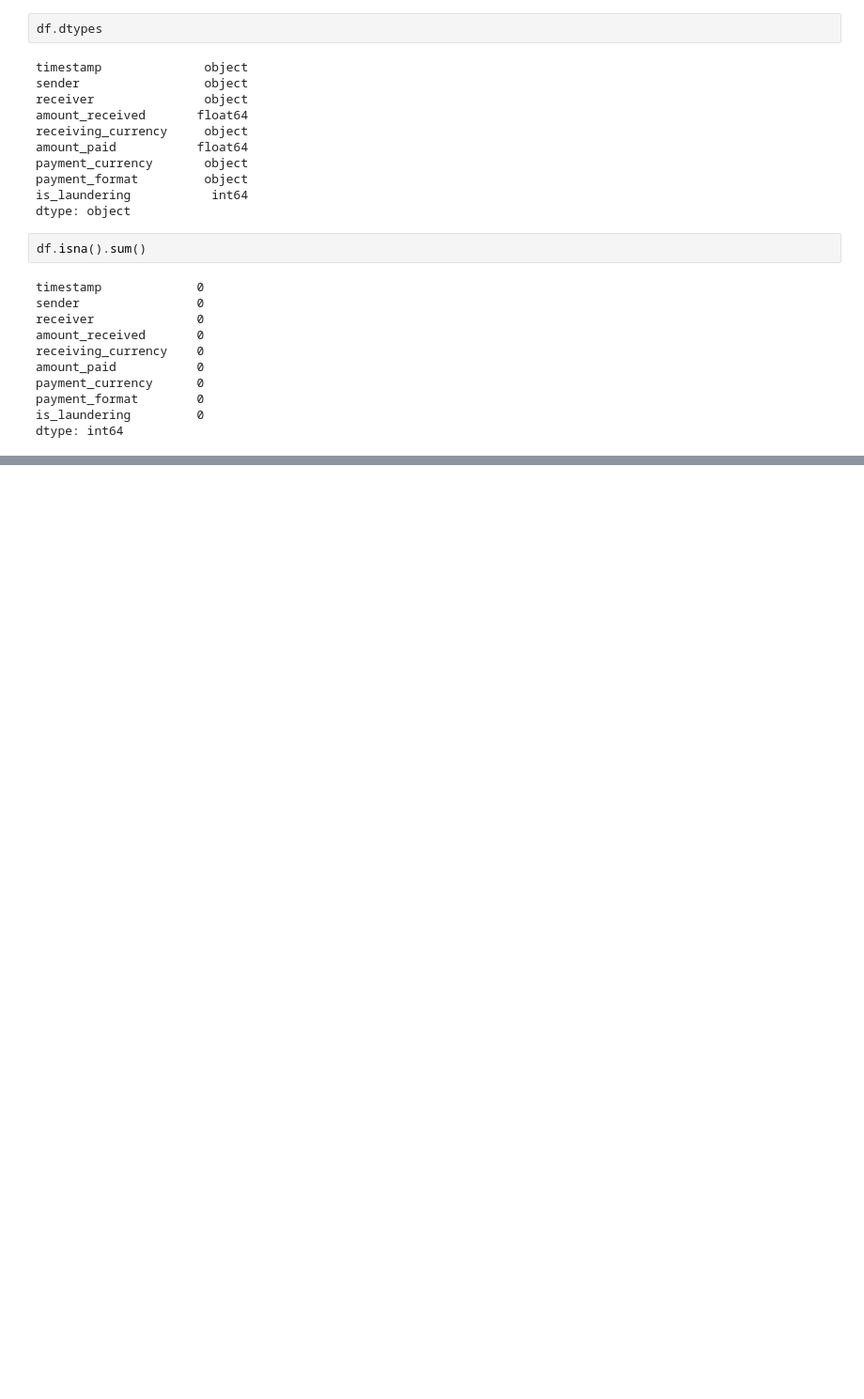
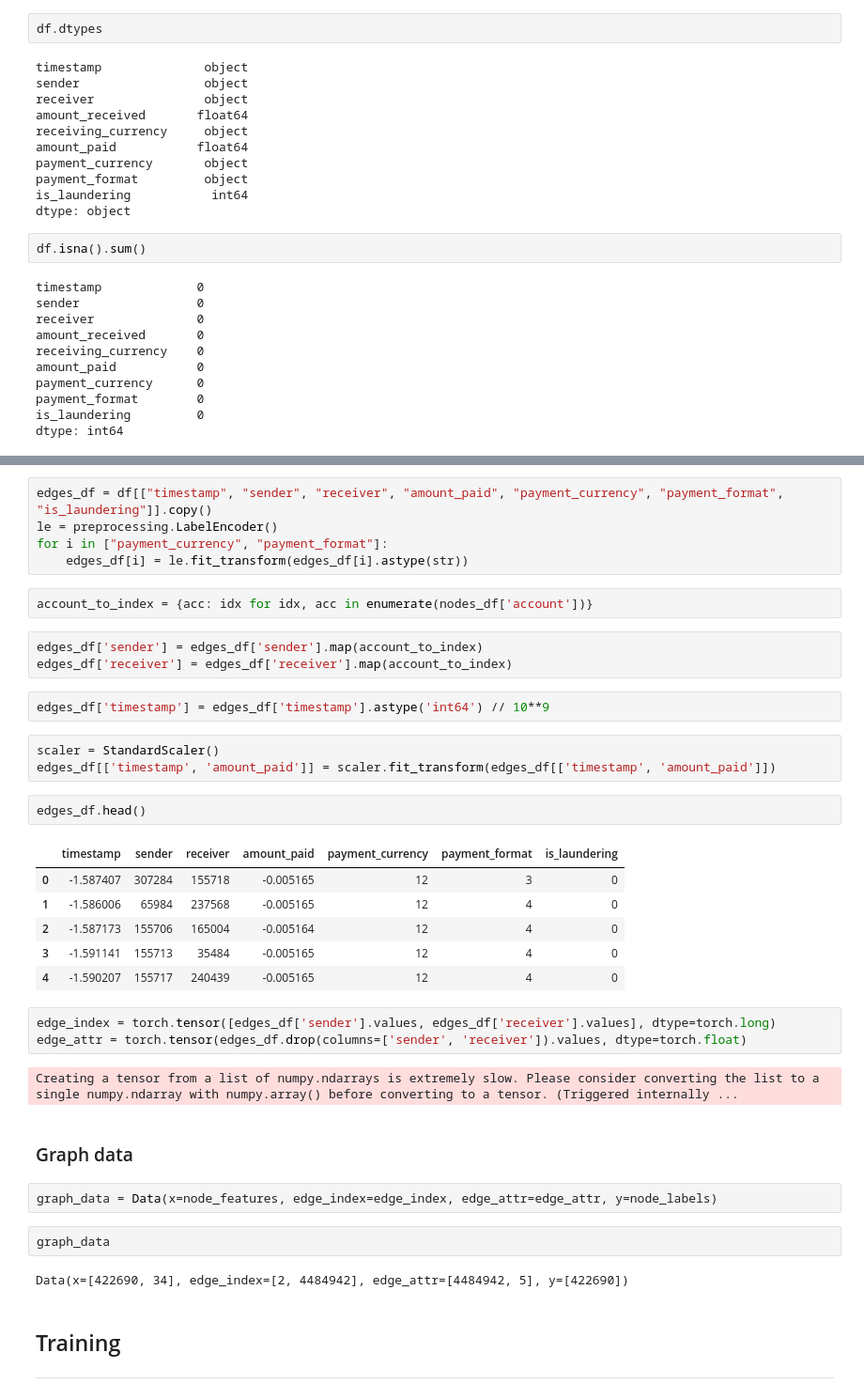
Before and after one commit to fernandocfbf/anti-money-laundering-analysis, a Jupyter notebook: machine_learning_model.ipynb, the cells around one changed output, grey strips where cells are left out. Shown: that part at 94% size. Cells and saved outputs as stored; diff of their text form; blank space fills up the shorter version.

```diff
--- a/machine_learning_model.ipynb
+++ b/machine_learning_model.ipynb
@@ -37,0 +210,40 @@ dtype: int64
+# %%
+edges_df = df[["timestamp", "sender", "receiver", "amount_paid", "payment_currency", "payment_format", "is_laundering"]].copy()
+le = preprocessing.LabelEncoder()
+for i in ["payment_currency", "payment_format"]:
+    edges_df[i] = le.fit_transform(edges_df[i].astype(str))
+# %%
+account_to_index = {acc: idx for idx, acc in enumerate(nodes_df['account'])}
+# %%
+edges_df['sender'] = edges_df['sender'].map(account_to_index)
+edges_df['receiver'] = edges_df['receiver'].map(account_to_index)
+# %%
+edges_df['timestamp'] = edges_df['timestamp'].astype('int64') // 10**9
+# %%
+scaler = StandardScaler()
+edges_df[['timestamp', 'amount_paid']] = scaler.fit_transform(edges_df[['timestamp', 'amount_paid']])
+# %%
+edges_df.head()
+# %% [output]
+|  | timestamp | sender | receiver | amount_paid | payment_currency | payment_format | is_laundering |
+| 0 | -1.587407 | 307284 | 155718 | -0.005165 | 12 | 3 | 0 |
+| 1 | -1.586006 | 65984 | 237568 | -0.005165 | 12 | 4 | 0 |
+| 2 | -1.587173 | 155706 | 165004 | -0.005164 | 12 | 4 | 0 |
+| 3 | -1.591141 | 155713 | 35484 | -0.005165 | 12 | 4 | 0 |
+| 4 | -1.590207 | 155717 | 240439 | -0.005165 | 12 | 4 | 0 |
+# %%
+edge_index = torch.tensor([edges_df['sender'].values, edges_df['receiver'].values], dtype=torch.long)
+edge_attr = torch.tensor(edges_df.drop(columns=['sender', 'receiver']).values, dtype=torch.float)
+# %% [output]
+Creating a tensor from a list of numpy.ndarrays is extremely slow. Please consider converting the list to a single numpy.ndarray with numpy.array() before converting to a tensor. (Triggered internally ...
+# %% [markdown]
+### Graph data
+# %%
+graph_data = Data(x=node_features, edge_index=edge_index, edge_attr=edge_attr, y=node_labels)
+# %%
+graph_data
+# %% [output]
+Data(x=[422690, 34], edge_index=[2, 4484942], edge_attr=[4484942, 5], y=[422690])
+# %% [markdown]
+## Training
+---
```
Also changed, not shown: parts of 46 cells of this notebook, 6 other files.
